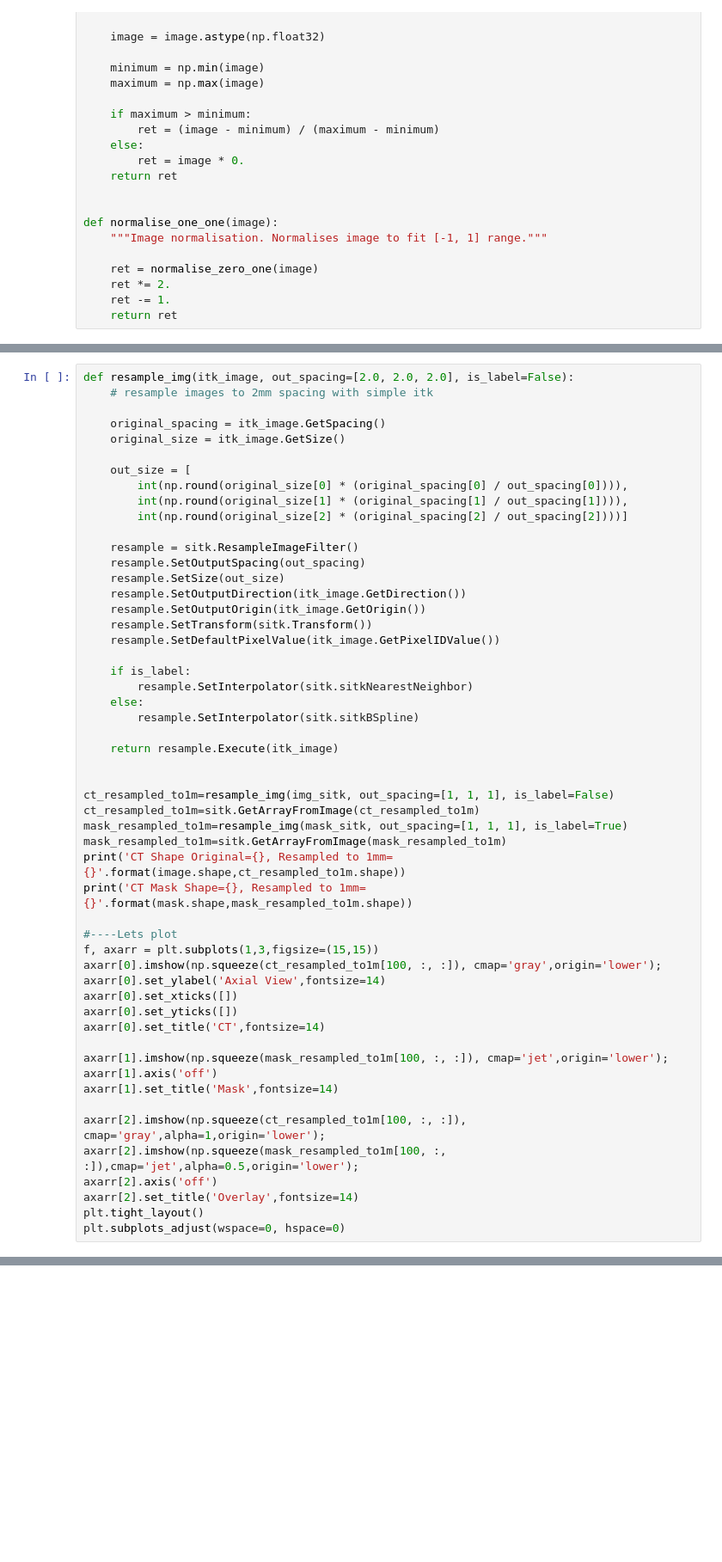
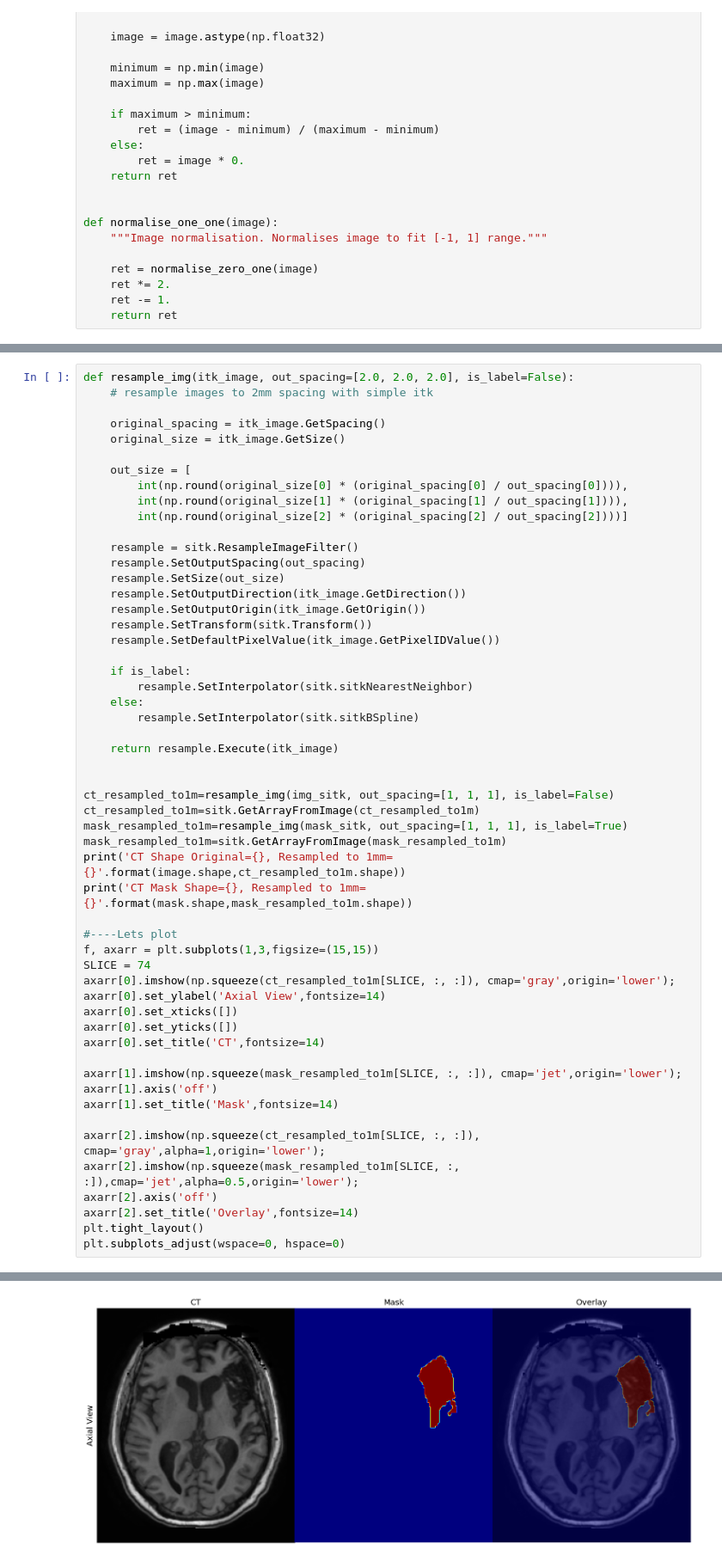
Before and after one commit to wannasleepforlong/Analysis-of-Anatomical-Tracings-of-Lesions-After-Stroke, a Jupyter notebook: visualizer/masking_overlay.ipynb, the cells around one changed output, grey strips where cells are left out. Shown at 86% size. Saved outputs shown, nothing was run; the diff lists cells and outputs as text; blank space fills up the shorter version.

```diff
--- a/visualizer/masking_overlay.ipynb
+++ b/visualizer/masking_overlay.ipynb
@@ -156,19 +161,21 @@ print('CT Mask Shape={}, Resampled to 1mm={}'.format(mask.shape,mask_resampled_t
 
 #----Lets plot
 f, axarr = plt.subplots(1,3,figsize=(15,15))
-axarr[0].imshow(np.squeeze(ct_resampled_to1m[100, :, :]), cmap='gray',origin='lower');
+SLICE = 74
+axarr[0].imshow(np.squeeze(ct_resampled_to1m[SLICE, :, :]), cmap='gray',origin='lower');
 axarr[0].set_ylabel('Axial View',fontsize=14)
 axarr[0].set_xticks([])
 axarr[0].set_yticks([])
 axarr[0].set_title('CT',fontsize=14)
 
-axarr[1].imshow(np.squeeze(mask_resampled_to1m[100, :, :]), cmap='jet',origin='lower');
+axarr[1].imshow(np.squeeze(mask_resampled_to1m[SLICE, :, :]), cmap='jet',origin='lower');
 axarr[1].axis('off')
 axarr[1].set_title('Mask',fontsize=14)
 
-axarr[2].imshow(np.squeeze(ct_resampled_to1m[100, :, :]), cmap='gray',alpha=1,origin='lower');
-axarr[2].imshow(np.squeeze(mask_resampled_to1m[100, :, :]),cmap='jet',alpha=0.5,origin='lower');
+axarr[2].imshow(np.squeeze(ct_resampled_to1m[SLICE, :, :]), cmap='gray',alpha=1,origin='lower');
+axarr[2].imshow(np.squeeze(mask_resampled_to1m[SLICE, :, :]),cmap='jet',alpha=0.5,origin='lower');
 axarr[2].axis('off')
 axarr[2].set_title('Overlay',fontsize=14)
 plt.tight_layout()
 plt.subplots_adjust(wspace=0, hspace=0)
+# %% [output]
@@ -174,0 +184 @@ plt.subplots_adjust(wspace=0, hspace=0)
+[figure, added]
```
Also changed, not shown: parts of 5 cells of this notebook, 5 other files.
